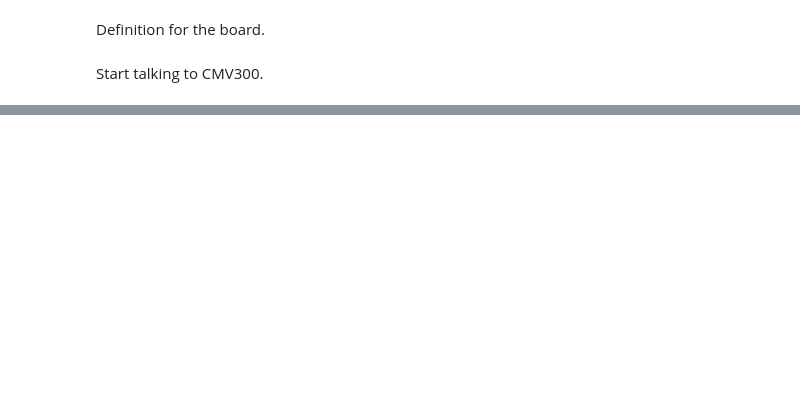
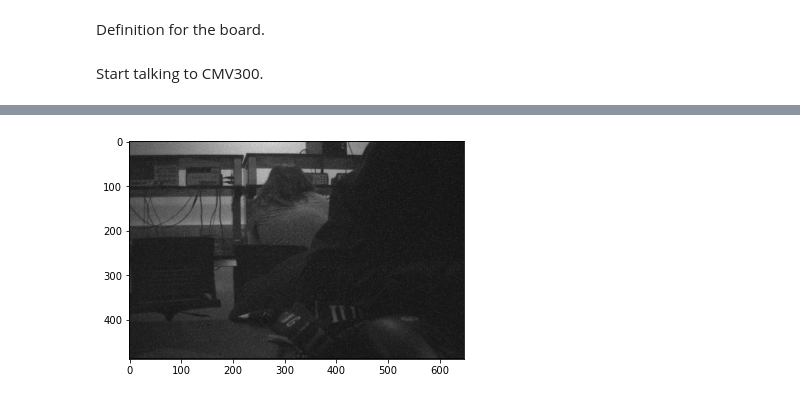
Before and after one commit to y3nr1ng/ece437-22fa, a Jupyter notebook: Python/CMV300 grab frame.ipynb, the cells around one changed output, grey strips where cells are left out. Cells and saved outputs as stored; diff of their text form; code cells hidden in the pictures; blank space fills up the shorter version.

```diff
--- a/Python/CMV300 grab frame.ipynb
+++ b/Python/CMV300 grab frame.ipynb
@@ -62,7 +68,7 @@ CMV300_ENDPOINTS = CMV300Endpoints(
 )
 # %%
 from ece437.spi import SPIController
-from ece437.sensor.cmv300 import CMV300
+from ece437.sensor import CMV300
 import matplotlib.pyplot as plt
 import time
 import numpy as np
@@ -73,7 +79,9 @@ camera = CMV300(fp, spi, CMV300_ENDPOINTS)
 with fp, spi, camera:
     logger.info(f"serial={fp.serial_number}")
 
-    im = camera.get_image()
+    for _ in range(10):
+        im = camera.get_image()
+        time.sleep(0.02) # 50FPS
 
     fig, ax = plt.subplots(1, 1)
     ax.imshow(im, cmap='gray')
@@ -83,0 +108 @@ RuntimeError: non-descriptive failure
+[figure, added]
```
Also changed, not shown: parts of 2 cells of this notebook, 13 other files.
